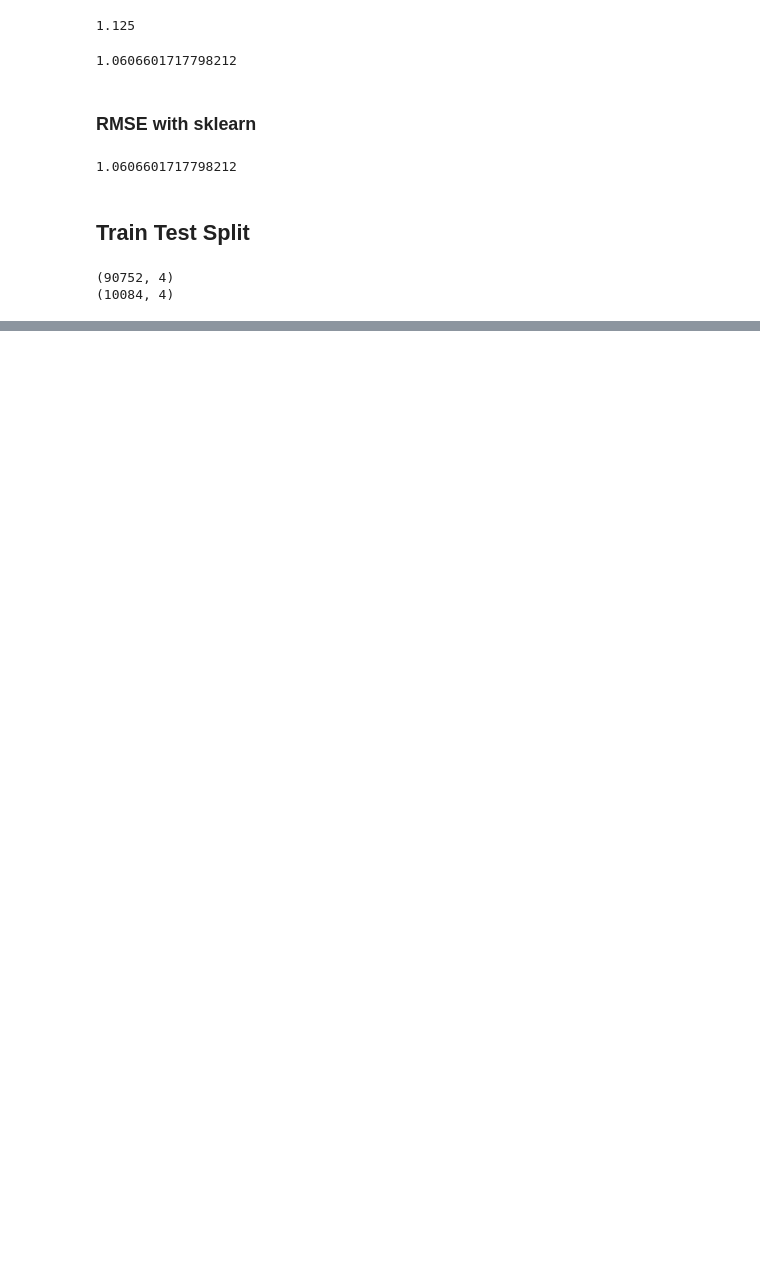
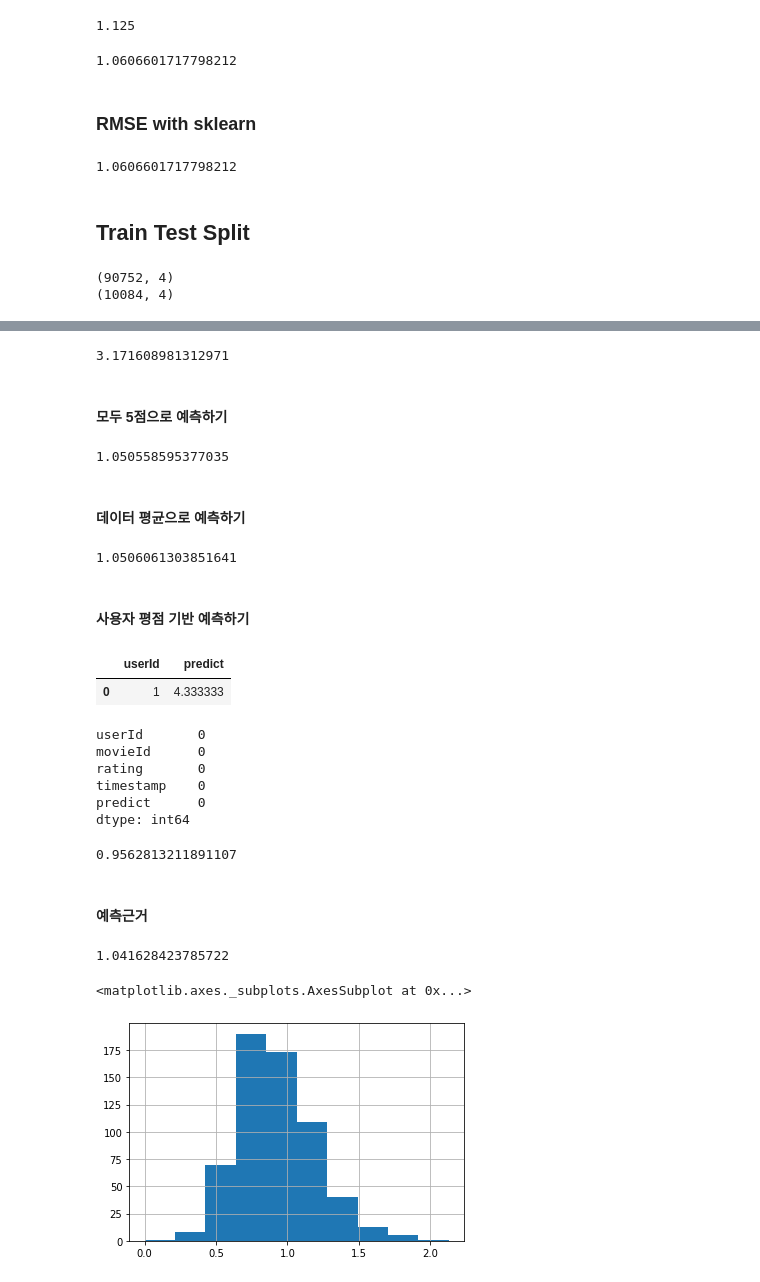
Before and after one commit to sangjinsu/recommendation-system, a Jupyter notebook: simple_recommedation.ipynb, the cells around one changed output, grey strips where cells are left out. Drawn from its saved outputs; the diff is of its cells as text; code cells hidden in the pictures; blank space fills up the shorter version.

```diff
--- a/simple_recommedation.ipynb
+++ b/simple_recommedation.ipynb
@@ -86,0 +107,8 @@ print(test.shape)
+# %%
+mse = mean_squared_error(test['rating'], predictions)
+rmse = np.sqrt(mse)
+rmse
+# %% [output]
+3.171608981312971
+# %% [markdown]
+#### 모두 5점으로 예측하기
@@ -86,0 +117,8 @@ print(test.shape)
+# %%
+mse = mean_squared_error(test['rating'], predictions)
+rmse = np.sqrt(mse)
+rmse
+# %% [output]
+1.050558595377035
+# %% [markdown]
+#### 데이터 평균으로 예측하기
@@ -86,0 +127,8 @@ print(test.shape)
+# %%
+mse = mean_squared_error(test['rating'], predictions)
+rmse = np.sqrt(mse)
+rmse
+# %% [output]
+1.0506061303851641
+# %% [markdown]
+#### 사용자 평점 기반 예측하기
@@ -86,0 +137,6 @@ print(test.shape)
+# %%
+users = users.rename(columns={'rating': 'predict'})
+users[:1]
+# %% [output]
+|  | userId | predict |
+| 0 | 1 | 4.333333 |
@@ -86,0 +145,26 @@ print(test.shape)
+# %%
+predict_by_users.isnull().sum()
+# %% [output]
+userId       0
+movieId      0
+rating       0
+timestamp    0
+predict      0
+dtype: int64
+# %%
+mse = mean_squared_error(predict_by_users['rating'], predict_by_users['predict'])
+rmse = np.sqrt(mse)
+rmse
+# %% [output]
+0.9562813211891107
+# %% [markdown]
+#### 예측근거
+# %%
+train['rating'].std()
+# %% [output]
+1.041628423785722
+# %%
+train.groupby('userId')['rating'].std().hist()
+# %% [output]
+<matplotlib.axes._subplots.AxesSubplot at 0x...>
+[figure, added]
```
Also changed, not shown: parts of 13 cells of this notebook.
